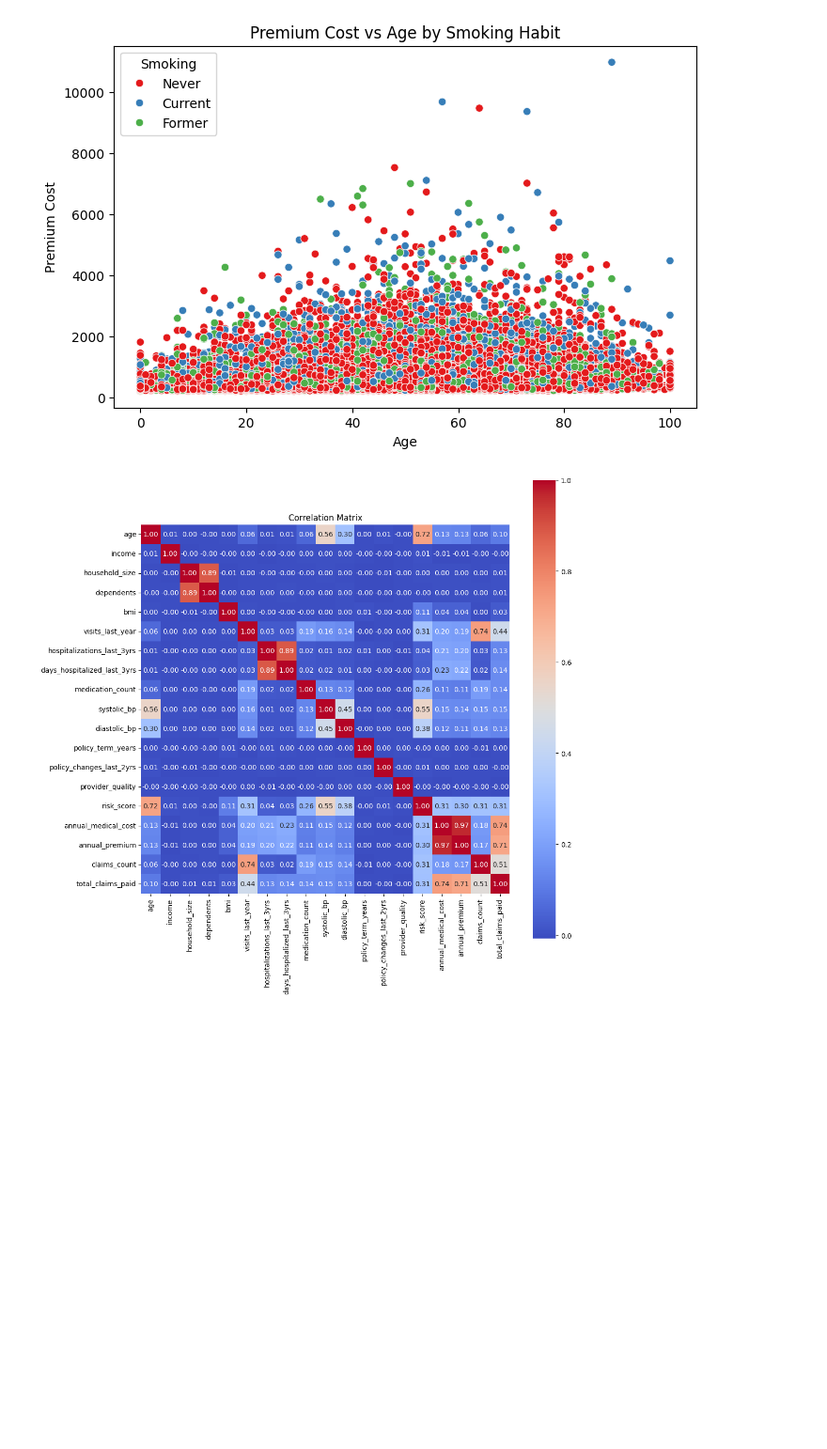
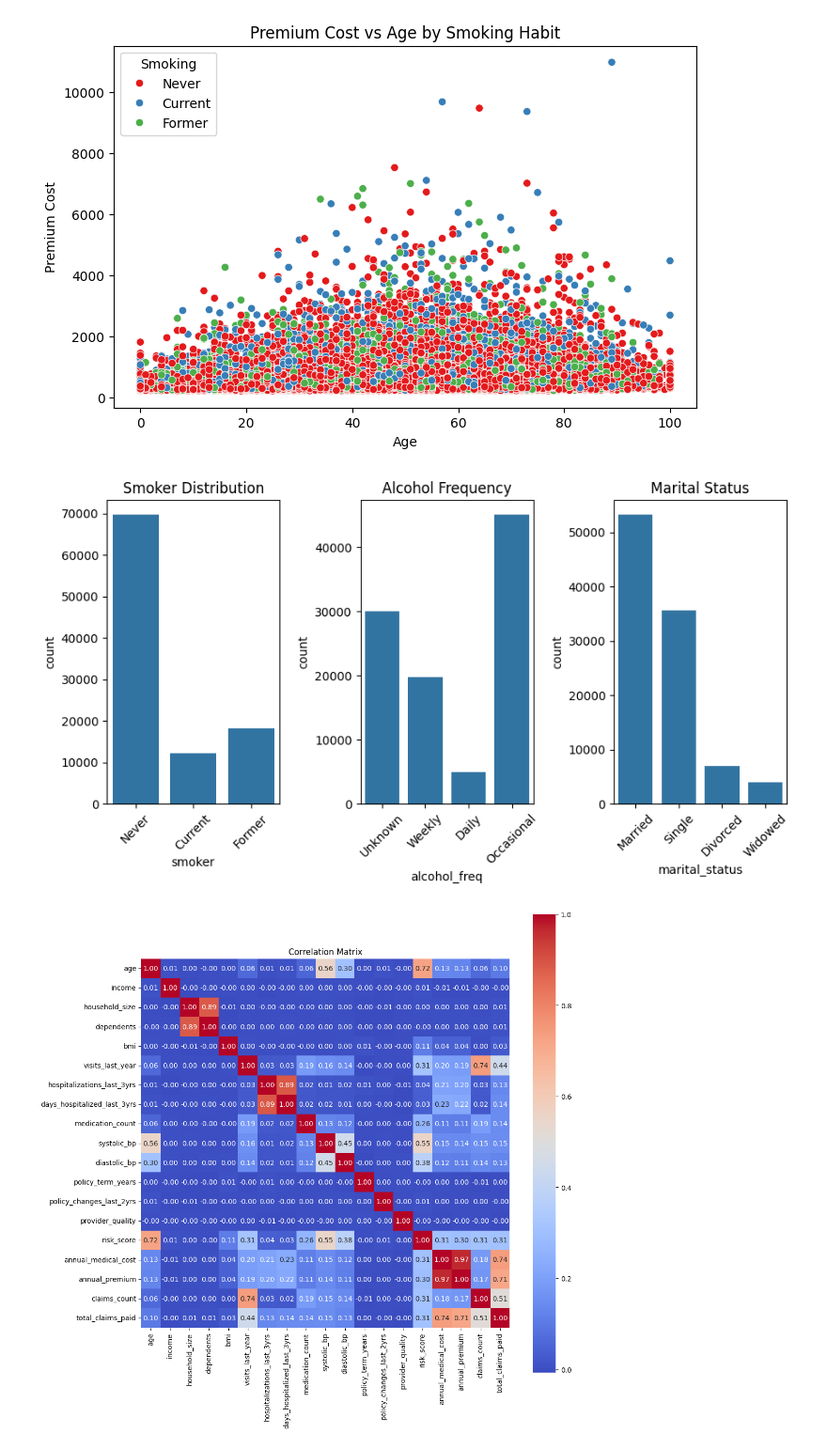
Before and after one commit to PG123-ops/insurance_cost_analysis_prediction, a Jupyter notebook: Med_insurance_cost_prediction.ipynb, the cells around one changed output. Shown at 94% size. Drawn from its saved outputs; the diff is of its cells as text; code cells hidden in the pictures; blank space fills up the shorter version.

```diff
--- a/Med_insurance_cost_prediction.ipynb
+++ b/Med_insurance_cost_prediction.ipynb
@@ -122,6 +122,31 @@ plt.legend(title='Smoking')
 plt.show()
 # %% [output]
 [figure]
+# %%
+plt.figure(figsize=(9,5))
+
+# Plot 1
+plt.subplot(1, 3, 1)
+sns.countplot(x="smoker", data=df)
+plt.title("Smoker Distribution")
+plt.xticks(rotation=45)
+
+# Plot 2
+plt.subplot(1, 3, 2)
+sns.countplot(x="alcohol_freq", data=df)
+plt.title("Alcohol Frequency")
+plt.xticks(rotation=45)
+
+# Plot 3
+plt.subplot(1, 3, 3)
+sns.countplot(x="marital_status", data=df)
+plt.title("Marital Status")
+plt.xticks(rotation=45)
+
+plt.tight_layout()
+plt.show()
+# %% [output]
+[figure, added]
 # %%
 numeric_df = df[['age','income','household_size','dependents','bmi','visits_last_year','hospitalizations_last_3yrs',
                  'days_hospitalized_last_3yrs','medication_count','systolic_bp','diastolic_bp','policy_term_years',
```
Also changed, not shown: parts of 11 cells of this notebook.
